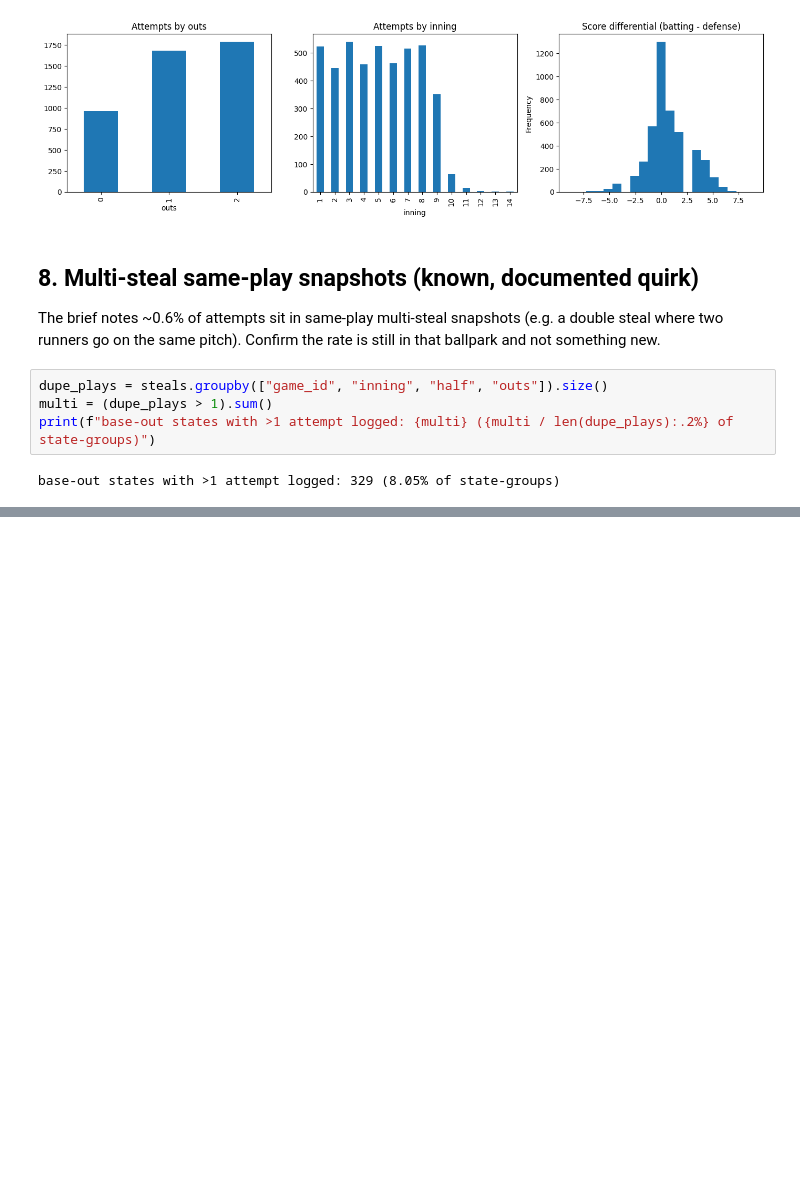
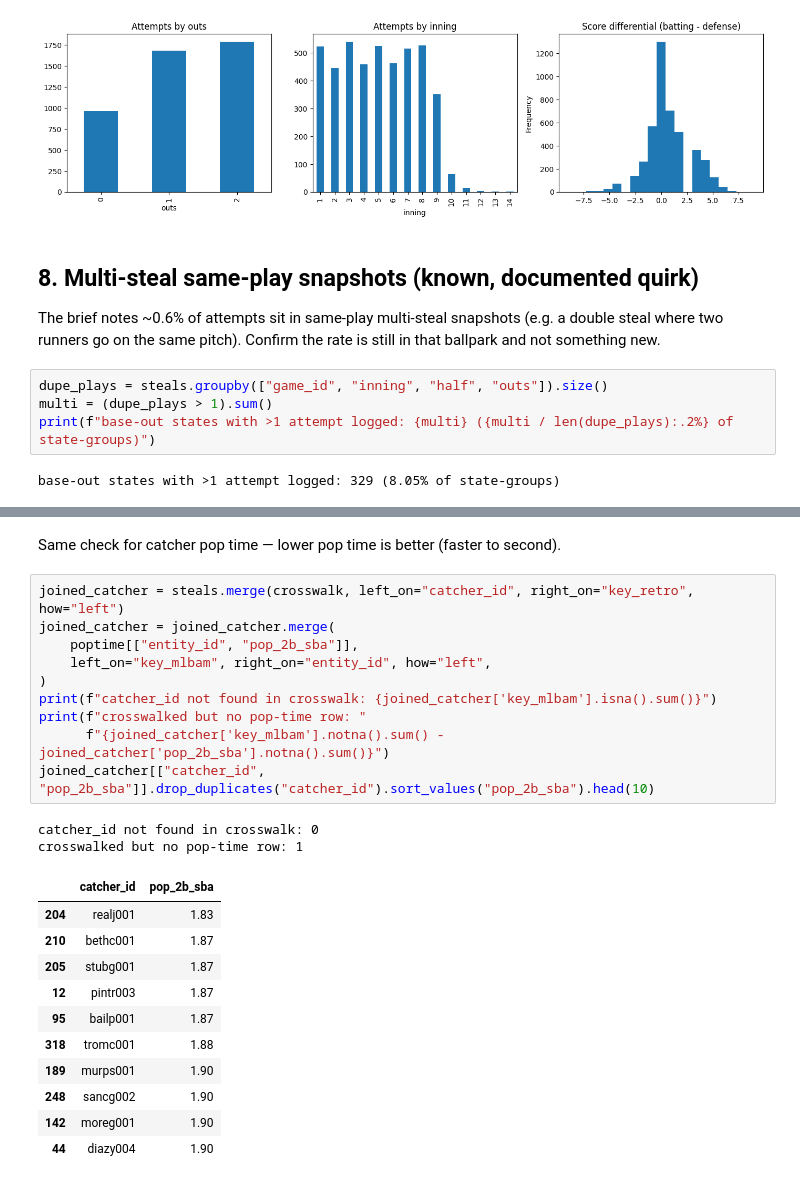
Before and after one commit to ethanhershman/base-steal-model, a Jupyter notebook: notebooks/eda.ipynb, the cells around one changed output, grey strips where cells are left out. Saved outputs shown, nothing was run; the diff lists cells and outputs as text; blank space fills up the shorter version.

```diff
--- a/notebooks/eda.ipynb
+++ b/notebooks/eda.ipynb
@@ -214,0 +273,26 @@ parsing artifact. Next step from here is pulling more seasons
+# %% [markdown]
+Same check for catcher pop time — lower pop time is better (faster to second).
+# %%
+joined_catcher = steals.merge(crosswalk, left_on="catcher_id", right_on="key_retro", how="left")
+joined_catcher = joined_catcher.merge(
+    poptime[["entity_id", "pop_2b_sba"]],
+    left_on="key_mlbam", right_on="entity_id", how="left",
+)
+print(f"catcher_id not found in crosswalk: {joined_catcher['key_mlbam'].isna().sum()}")
+print(f"crosswalked but no pop-time row: "
+      f"{joined_catcher['key_mlbam'].notna().sum() - joined_catcher['pop_2b_sba'].notna().sum()}")
+joined_catcher[["catcher_id", "pop_2b_sba"]].drop_duplicates("catcher_id").sort_values("pop_2b_sba").head(10)
+# %% [output]
+catcher_id not found in crosswalk: 0
+crosswalked but no pop-time row: 1
+|  | catcher_id | pop_2b_sba |
+| 204 | realj001 | 1.83 |
+| 210 | bethc001 | 1.87 |
+| 205 | stubg001 | 1.87 |
+| 12 | pintr003 | 1.87 |
+| 95 | bailp001 | 1.87 |
+| 318 | tromc001 | 1.88 |
+| 189 | murps001 | 1.90 |
+| 248 | sancg002 | 1.90 |
+| 142 | moreg001 | 1.90 |
+| 44 | diazy004 | 1.90 |
```
Also changed, not shown: parts of 5 cells of this notebook.
